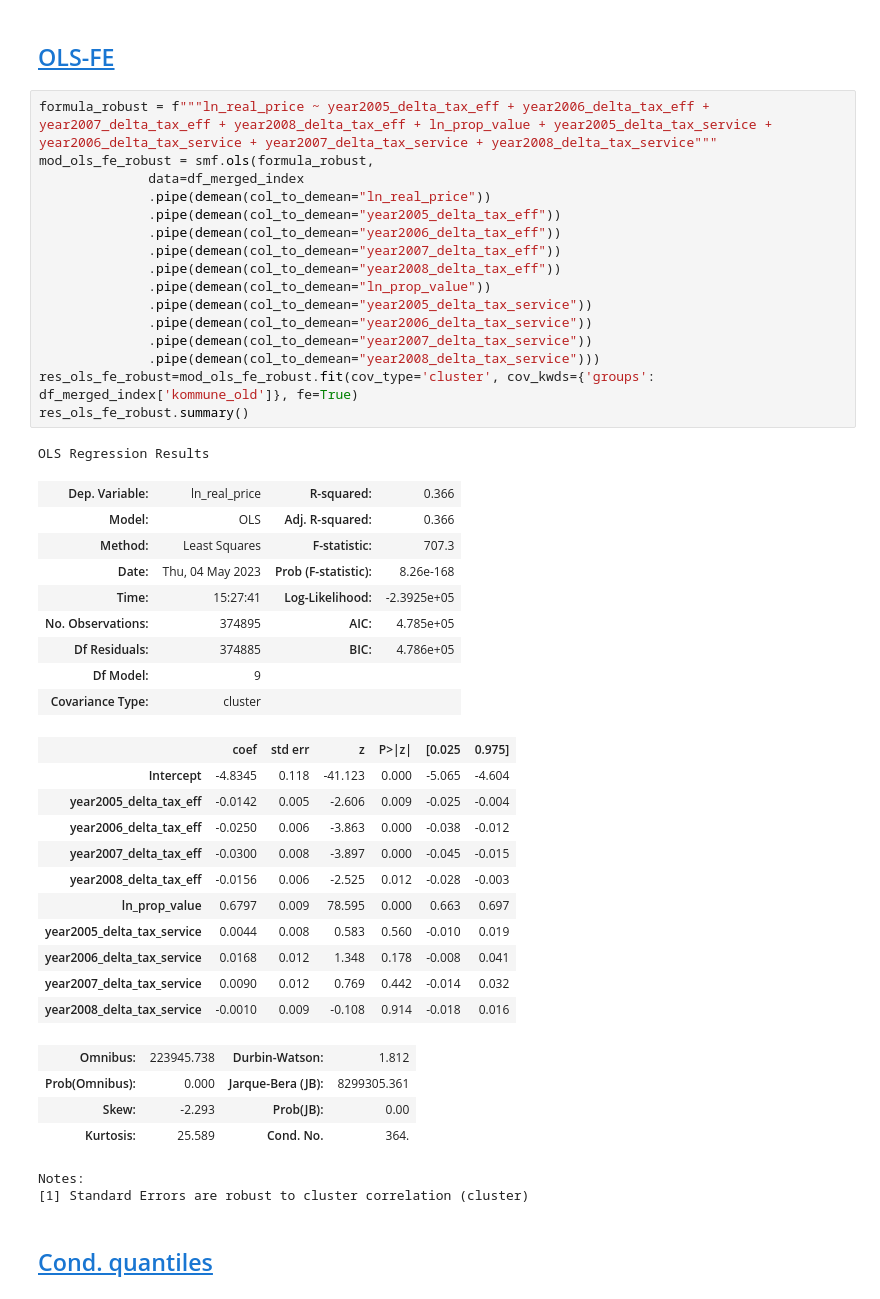
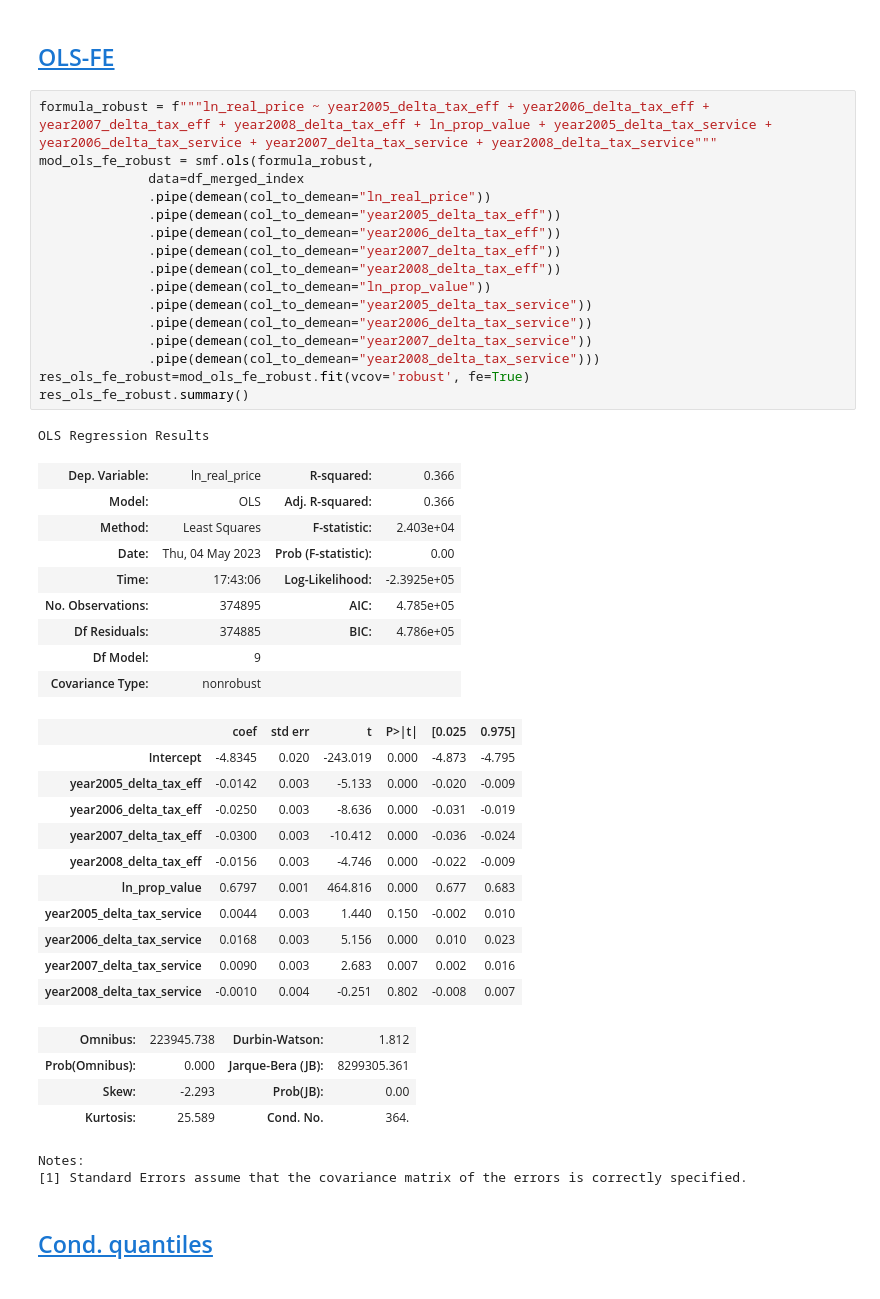
Before and after one commit to jorgenhost/No_taxation_without_capitalization, a Jupyter notebook: 4_main.ipynb, the cells around one changed output. Cells and saved outputs as stored; diff of their text form.

Commit message:
OLS-FE std errors

```diff
--- a/4_main.ipynb
+++ b/4_main.ipynb
@@ -715,47 +715,47 @@ tab
 # %%
 formula_robust = f"""ln_real_price ~ year2005_delta_tax_eff + year2006_delta_tax_eff + year2007_delta_tax_eff + year2008_delta_tax_eff + ln_prop_value + year2005_delta_tax_service + year2006_delta_tax_service + year2007_delta_tax_service + year2008_delta_tax_service"""
 mod_ols_fe_robust = smf.ols(formula_robust,
               data=df_merged_index
               .pipe(demean(col_to_demean="ln_real_price"))
               .pipe(demean(col_to_demean="year2005_delta_tax_eff"))
               .pipe(demean(col_to_demean="year2006_delta_tax_eff"))
               .pipe(demean(col_to_demean="year2007_delta_tax_eff"))
               .pipe(demean(col_to_demean="year2008_delta_tax_eff"))
               .pipe(demean(col_to_demean="ln_prop_value"))
               .pipe(demean(col_to_demean="year2005_delta_tax_service"))
               .pipe(demean(col_to_demean="year2006_delta_tax_service"))
               .pipe(demean(col_to_demean="year2007_delta_tax_service"))
               .pipe(demean(col_to_demean="year2008_delta_tax_service")))
-res_ols_fe_robust=mod_ols_fe_robust.fit(cov_type='cluster', cov_kwds={'groups': df_merged_index['kommune_old']}, fe=True)
+res_ols_fe_robust=mod_ols_fe_robust.fit(vcov='robust', fe=True)
 res_ols_fe_robust.summary()
 # %% [output]
 OLS Regression Results
 | Dep. Variable: | ln_real_price | R-squared: | 0.366 |
 | Model: | OLS | Adj. R-squared: | 0.366 |
-| Method: | Least Squares | F-statistic: | 707.3 |
-| Date: | Thu, 04 May 2023 | Prob (F-statistic): | 8.26e-168 |
-| Time: | 15:27:41 | Log-Likelihood: | -2.3925e+05 |
+| Method: | Least Squares | F-statistic: | 2.403e+04 |
+| Date: | Thu, 04 May 2023 | Prob (F-statistic): | 0.00 |
+| Time: | 17:43:06 | Log-Likelihood: | -2.3925e+05 |
 | No. Observations: | 374895 | AIC: | 4.785e+05 |
 | Df Residuals: | 374885 | BIC: | 4.786e+05 |
 | Df Model: | 9 |  |  |
-| Covariance Type: | cluster |  |  |
+| Covariance Type: | nonrobust |  |  |
-|  | coef | std err | z | P>|z| | [0.025 | 0.975] |
-| Intercept | -4.8345 | 0.118 | -41.123 | 0.000 | -5.065 | -4.604 |
-| year2005_delta_tax_eff | -0.0142 | 0.005 | -2.606 | 0.009 | -0.025 | -0.004 |
-| year2006_delta_tax_eff | -0.0250 | 0.006 | -3.863 | 0.000 | -0.038 | -0.012 |
-| year2007_delta_tax_eff | -0.0300 | 0.008 | -3.897 | 0.000 | -0.045 | -0.015 |
-| year2008_delta_tax_eff | -0.0156 | 0.006 | -2.525 | 0.012 | -0.028 | -0.003 |
-| ln_prop_value | 0.6797 | 0.009 | 78.595 | 0.000 | 0.663 | 0.697 |
-| year2005_delta_tax_service | 0.0044 | 0.008 | 0.583 | 0.560 | -0.010 | 0.019 |
-| year2006_delta_tax_service | 0.0168 | 0.012 | 1.348 | 0.178 | -0.008 | 0.041 |
-| year2007_delta_tax_service | 0.0090 | 0.012 | 0.769 | 0.442 | -0.014 | 0.032 |
-| year2008_delta_tax_service | -0.0010 | 0.009 | -0.108 | 0.914 | -0.018 | 0.016 |
+|  | coef | std err | t | P>|t| | [0.025 | 0.975] |
+| Intercept | -4.8345 | 0.020 | -243.019 | 0.000 | -4.873 | -4.795 |
+| year2005_delta_tax_eff | -0.0142 | 0.003 | -5.133 | 0.000 | -0.020 | -0.009 |
+| year2006_delta_tax_eff | -0.0250 | 0.003 | -8.636 | 0.000 | -0.031 | -0.019 |
+| year2007_delta_tax_eff | -0.0300 | 0.003 | -10.412 | 0.000 | -0.036 | -0.024 |
+| year2008_delta_tax_eff | -0.0156 | 0.003 | -4.746 | 0.000 | -0.022 | -0.009 |
+| ln_prop_value | 0.6797 | 0.001 | 464.816 | 0.000 | 0.677 | 0.683 |
+| year2005_delta_tax_service | 0.0044 | 0.003 | 1.440 | 0.150 | -0.002 | 0.010 |
+| year2006_delta_tax_service | 0.0168 | 0.003 | 5.156 | 0.000 | 0.010 | 0.023 |
+| year2007_delta_tax_service | 0.0090 | 0.003 | 2.683 | 0.007 | 0.002 | 0.016 |
+| year2008_delta_tax_service | -0.0010 | 0.004 | -0.251 | 0.802 | -0.008 | 0.007 |
 | Omnibus: | 223945.738 | Durbin-Watson: | 1.812 |
 | Prob(Omnibus): | 0.000 | Jarque-Bera (JB): | 8299305.361 |
 | Skew: | -2.293 | Prob(JB): | 0.00 |
 | Kurtosis: | 25.589 | Cond. No. | 364. |
 Notes:
-[1] Standard Errors are robust to cluster correlation (cluster)
+[1] Standard Errors assume that the covariance matrix of the errors is correctly specified.
 # %% [markdown]
 ## <a id='toc4_2_'></a>[Cond. quantiles](#toc0_)
 # %%
```
Also changed, not shown: parts of 7 cells of this notebook, 15 other files.
